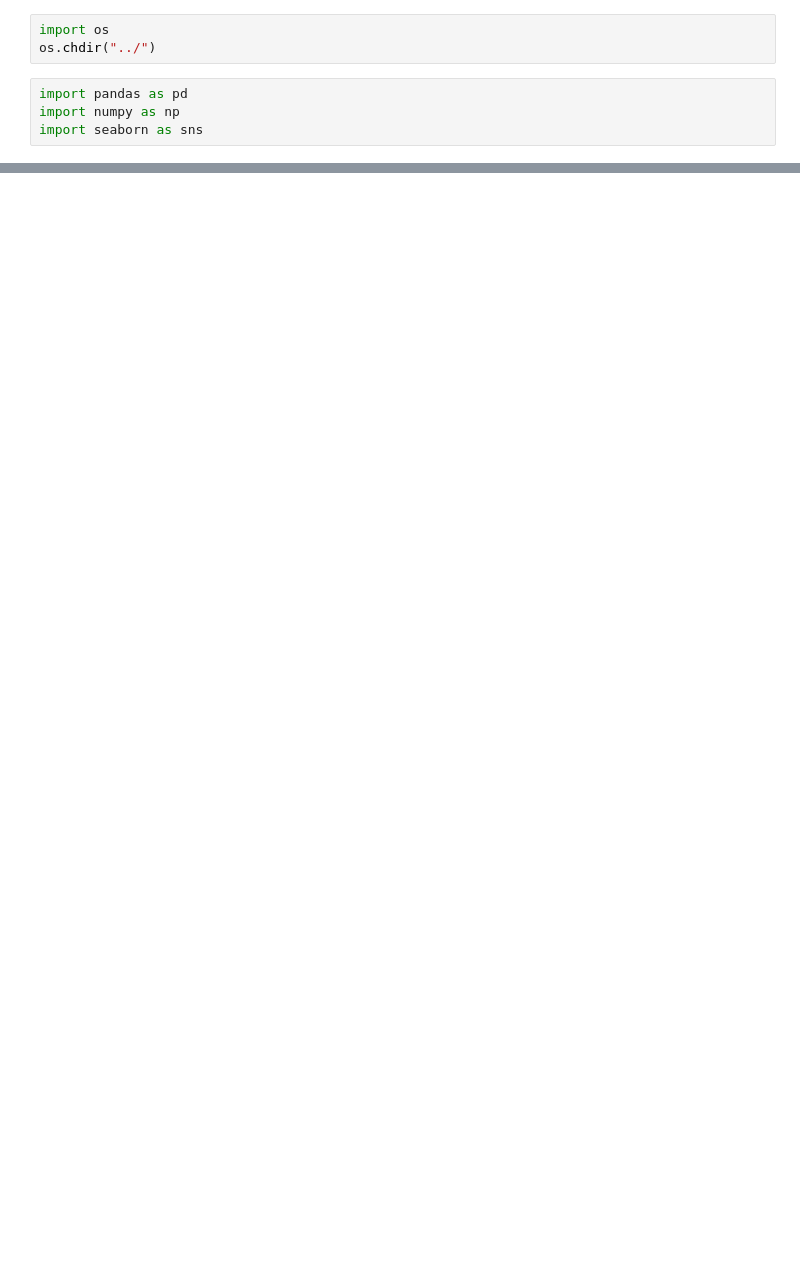
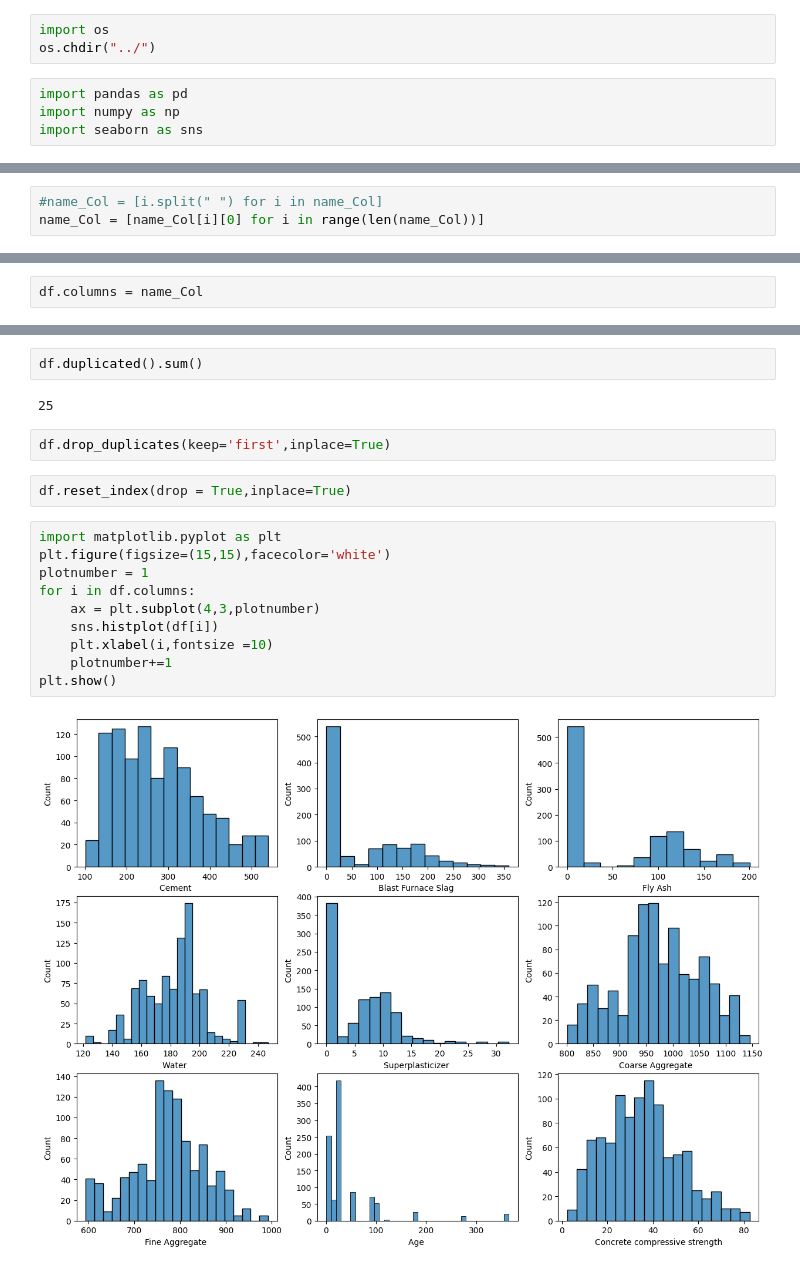
Before and after one commit to Tilakakasapu/CementStrengthPrediction, a Jupyter notebook: research/trails.ipynb, the cells around one changed output, grey strips where cells are left out. Saved outputs shown, nothing was run; the diff lists cells and outputs as text; blank space fills up the shorter version.

```diff
--- a/research/trails.ipynb
+++ b/research/trails.ipynb
@@ -11,0 +36,3 @@ URLError: <urlopen error [WinError 10060] A connection attempt failed because th
+# %%
+#name_Col = [i.split(" ") for i in name_Col]
+name_Col = [name_Col[i][0] for i in range(len(name_Col))]
@@ -11,0 +51,2 @@ URLError: <urlopen error [WinError 10060] A connection attempt failed because th
+# %%
+df.columns = name_Col
@@ -11,0 +90,20 @@ URLError: <urlopen error [WinError 10060] A connection attempt failed because th
+# %%
+df.duplicated().sum()
+# %% [output]
+25
+# %%
+df.drop_duplicates(keep='first',inplace=True)
+# %%
+df.reset_index(drop = True,inplace=True)
+# %%
+import matplotlib.pyplot as plt
+plt.figure(figsize=(15,15),facecolor='white')
+plotnumber = 1
+for i in df.columns:
+    ax = plt.subplot(4,3,plotnumber)
+    sns.histplot(df[i])
+    plt.xlabel(i,fontsize =10)
+    plotnumber+=1
+plt.show()
+# %% [output]
+[figure, added]
```
Also changed, not shown: parts of 27 cells of this notebook, 22 other files.
